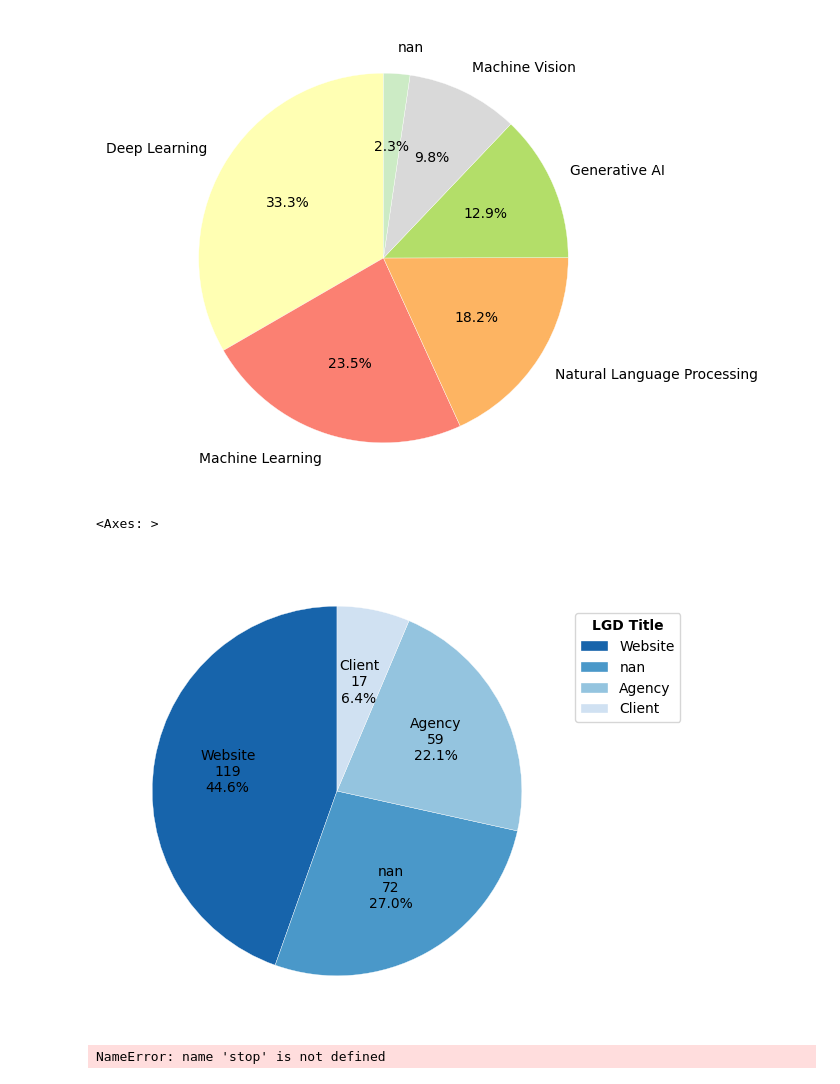
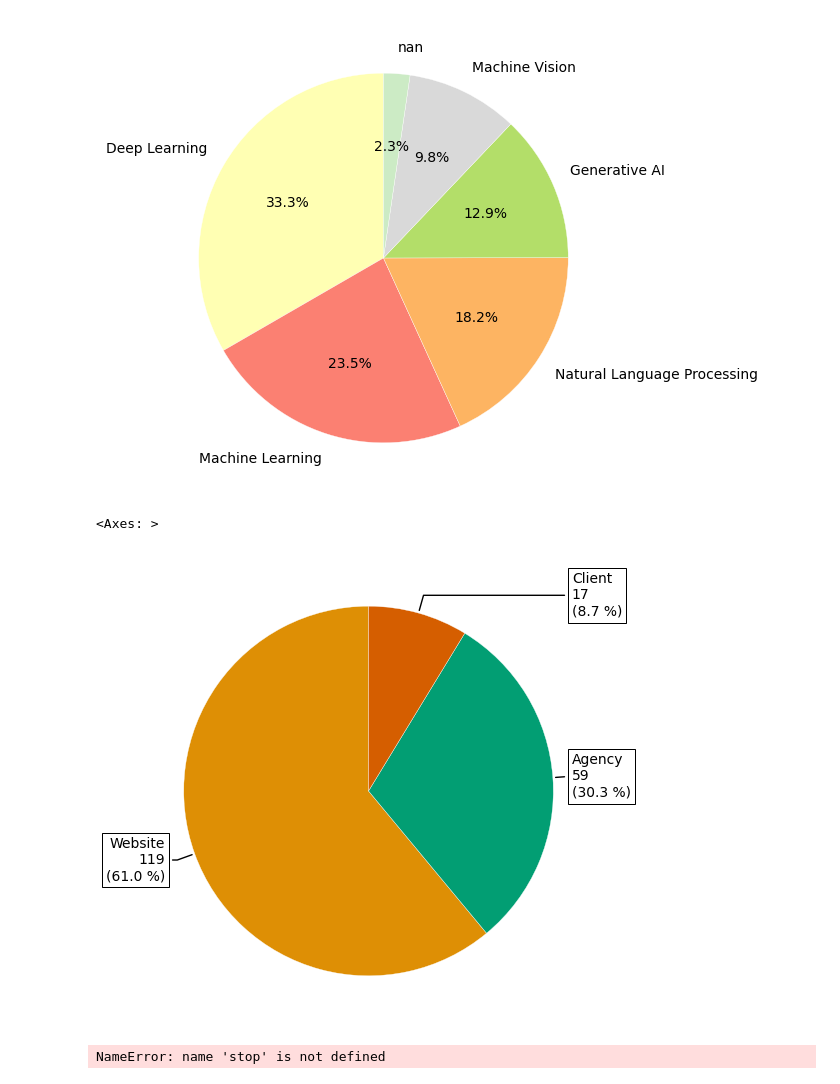
Before and after one commit to jmonti-gh/jm_utils, a Jupyter notebook: des/ax_pie.ipynb, the cells around one changed output. Drawn from its saved outputs; the diff is of its cells as text; code cells hidden in the pictures.

Commit message:
chore: ax_plt_pie() legends position!!

```diff
--- a/des/ax_pie.ipynb
+++ b/des/ax_pie.ipynb
@@ -330,10 +569,12 @@ def ax_pie_inside(ax, data, value_counts=False, order='desc', dropna=True, kind=
 # %%
 # fig, ax = plt.subplots()
 fig, ax = plt.subplots(figsize=(6, 6))
-ax_pie_inside(ax, df['Source'], value_counts=True, dropna=False, palette='Blues_r', legends='std')
+# ax_pie_inside(ax, df['Source'], value_counts=True, dropna=True, palette='Blues_r', legends=None, pcts_labels='outside')
+ax_pie_inside(ax, df['Source'], value_counts=True, dropna=True, palette='colorblind', legends=None, pcts_labels='outside')
+# ax_pie_inside(ax, df['Source'], value_counts=True, dropna=True, legends=None, pcts_labels='outside')
 # %% [output]
 <Axes: >
-[figure, old version]
+[figure, new version]
 # %%
 stop()
 # %% [output]
```
Also changed, not shown: parts of 9 cells of this notebook.
